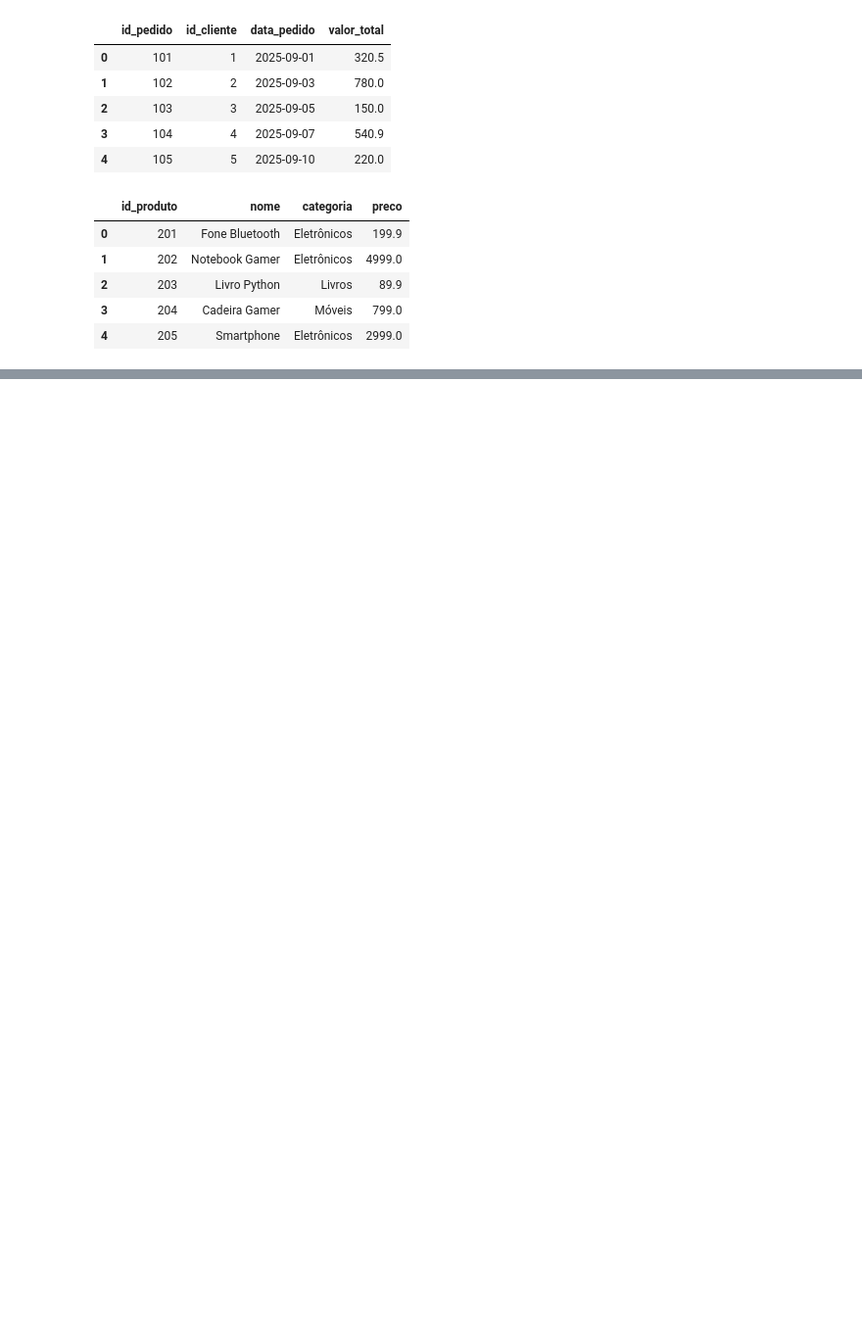
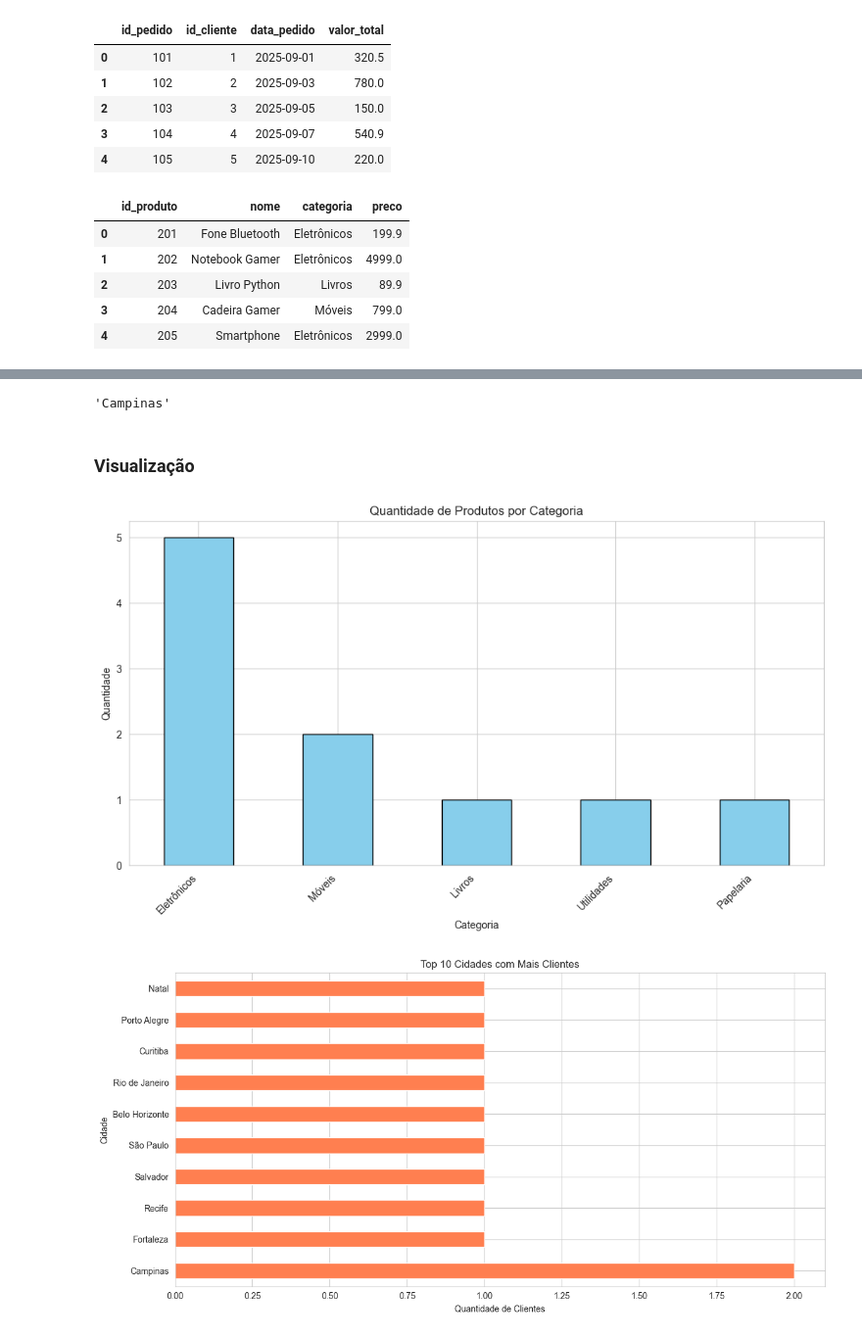
Before and after one commit to MarcosGodinho/DEVinHouse_V4_CLAMED, a Jupyter notebook: M1S05/exercicio/M1S05.ipynb, the cells around one changed output, grey strips where cells are left out. Shown: that part at 98% size. Drawn from its saved outputs; the diff is of its cells as text; code cells hidden in the pictures; blank space fills up the shorter version.

```diff
--- a/M1S05/exercicio/M1S05.ipynb
+++ b/M1S05/exercicio/M1S05.ipynb
@@ -84,0 +188,3 @@ max     210.00000  4999.000000
+# %%
+clientes.drop_duplicates(subset='id_cliente', keep='first', inplace=True)
+clientes
@@ -84,0 +255,41 @@ max     210.00000  4999.000000
+# %%
+cidades = clientes.groupby('cidade', as_index=False)['id_cliente'].count().sort_values(by='id_cliente', ascending=False)
+
+cidade_mais_popular = clientes['cidade'].value_counts().idxmax()
+cidade_mais_popular
+# %% [output]
+'Campinas'
+# %% [markdown]
+### Visualização
+# %%
+import matplotlib.pyplot as plt
+import seaborn as sns
+
+# Configurar estilo
+sns.set_style('whitegrid')
+plt.rcParams['figure.figsize'] = (10, 6)
+plt.rcParams['font.size'] = 10
+# %%
+# Produtos por categoria
+produtos_por_cat = produtos['categoria'].value_counts()
+plt.figure(figsize=(10, 6))
+produtos_por_cat.plot(kind='bar', color='skyblue', edgecolor='black')
+plt.title('Quantidade de Produtos por Categoria')
+plt.xlabel('Categoria')
+plt.ylabel('Quantidade')
+plt.xticks(rotation=45, ha='right')
+plt.tight_layout()
+plt.show()
+
+# Clientes por cidade (top 10)
+top_cidades = clientes['cidade'].value_counts().head(10)
+plt.figure(figsize=(12, 6))
+top_cidades.plot(kind='barh', color='coral')
+plt.title('Top 10 Cidades com Mais Clientes')
+plt.xlabel('Quantidade de Clientes')
+plt.ylabel('Cidade')
+plt.tight_layout()
+plt.show()
+# %% [output]
+[figure, added]
+[figure, added]
```
Also changed, not shown: parts of 30 cells of this notebook, 7 other files.
